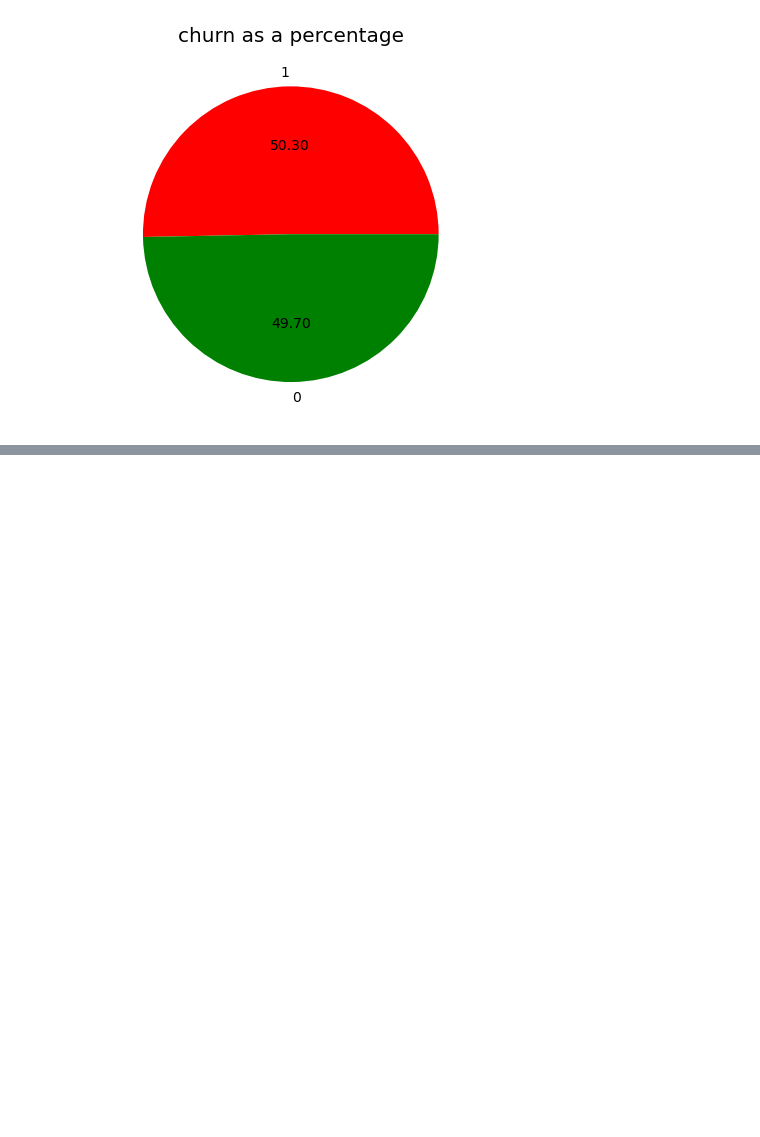
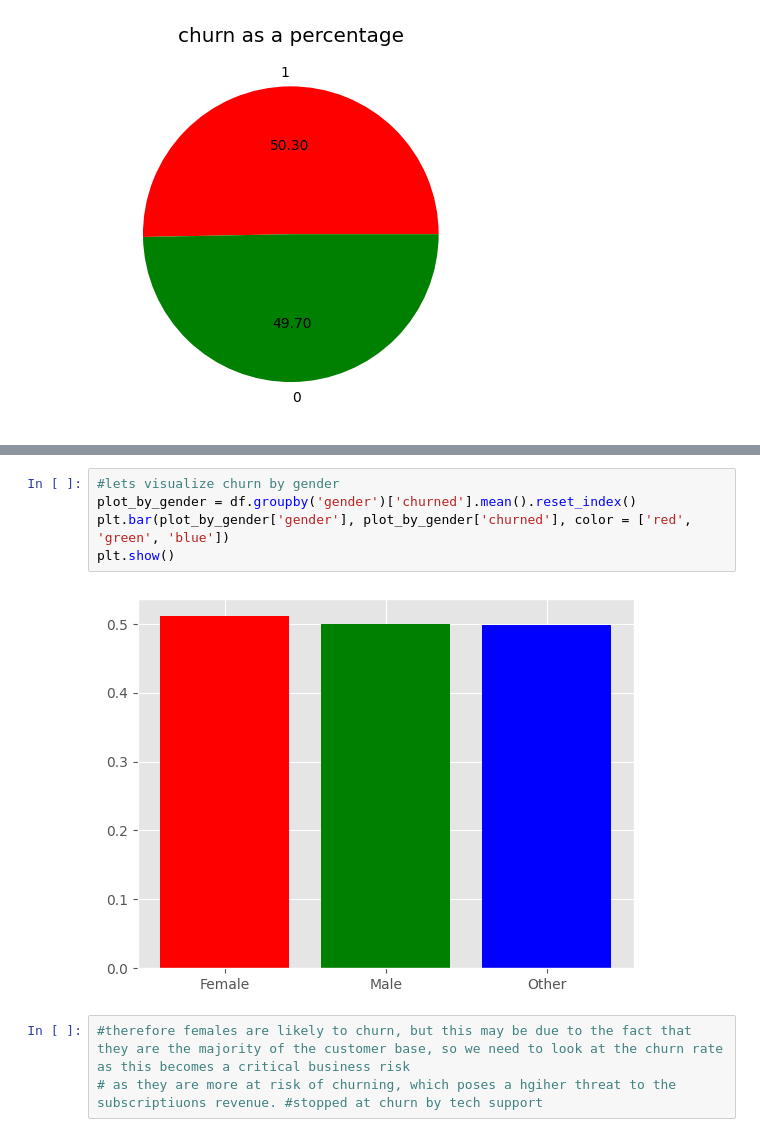
Before and after one commit to Adnan-Anwar-Data-enthusiast/Netflix-churn-analysis, a Jupyter notebook: 1. corr draft.ipynb, the cells around one changed output, grey strips where cells are left out. Saved outputs shown, nothing was run; the diff lists cells and outputs as text; blank space fills up the shorter version.

```diff
--- a/1. corr draft.ipynb
+++ b/1. corr draft.ipynb
@@ -205,0 +219,10 @@ Text(0.5, 1.0, 'churn as a percentage')
+# %%
+#lets visualize churn by gender
+plot_by_gender = df.groupby('gender')['churned'].mean().reset_index()
+plt.bar(plot_by_gender['gender'], plot_by_gender['churned'], color = ['red', 'green', 'blue'])
+plt.show()
+# %% [output]
+[figure, added]
+# %%
+#therefore females are likely to churn, but this may be due to the fact that they are the majority of the customer base, so we need to look at the churn rate as this becomes a critical business risk
+# as they are more at risk of churning, which poses a hgiher threat to the subscriptiuons revenue. #stopped at churn by tech support
```
Also changed, not shown: parts of 7 cells of this notebook, 2 other files.
